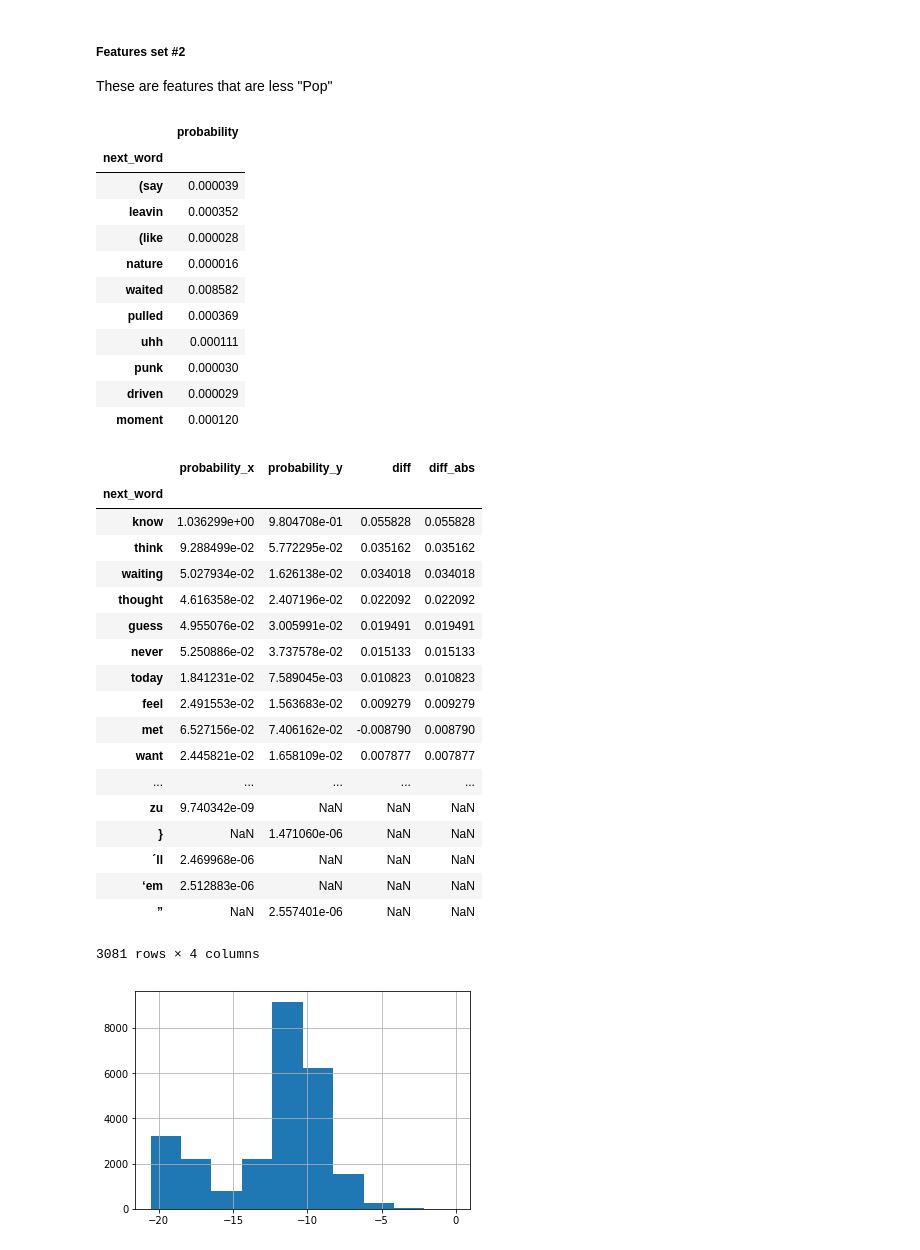
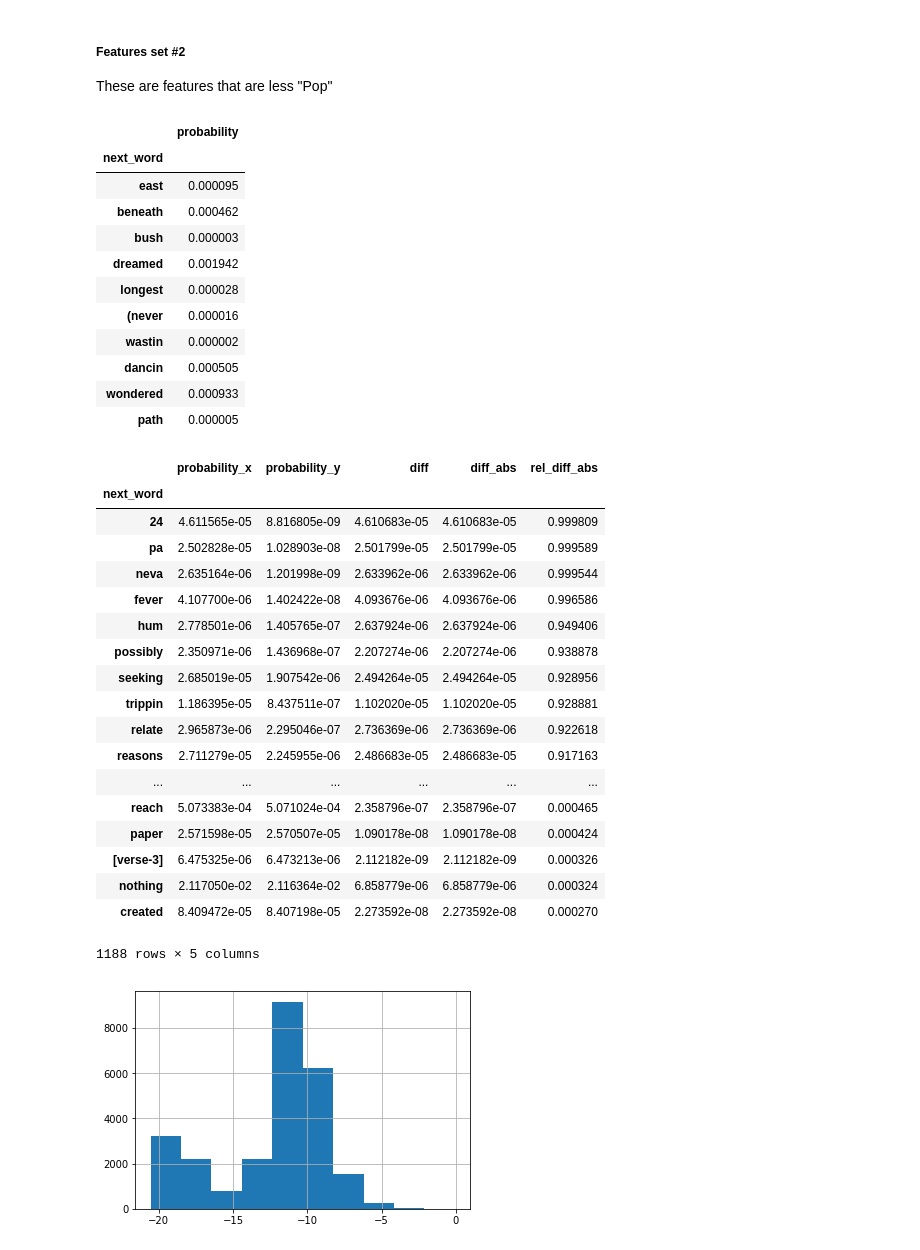
Before and after one commit to jrosenfeld13/capstone-deep-lyrics, a Jupyter notebook: notebooks/model-analysis.ipynb, the cells around one changed output. Saved outputs shown, nothing was run; the diff lists cells and outputs as text; code cells hidden in the pictures.

```diff
--- a/notebooks/model-analysis.ipynb
+++ b/notebooks/model-analysis.ipynb
@@ -876,11 +873,11 @@ yy = valid_audio[7650]
 # time = 1 (of 3)
 # tempo = 7 (of 9)
 zz1 = np.array([0.9, 0.9, 0.9, 0.9, 0.9,
-                1., 0., 0., 0., 0., 0., 0., 0., 0., 0., 0., 0.,
+                0., 1., 0., 0., 0., 0., 0., 0., 0., 0., 0., 0.,
                 0., 1.,
                 0.9, 0.9, 0.9,
                 0., 1., 0.,
-                0., 0., 0., 0., 0., 0., 0., 1., 0.
+                0., 0., 1., 0., 0., 0., 0., 0., 0.
                ])
 # 0.2 for all continuous features
 # key = 0 (of 12)
@@ -889,7 +886,7 @@ zz1 = np.array([0.9, 0.9, 0.9, 0.9, 0.9,
 # tempo = 2 (of 9)
 zz2 = np.array([0.2, 0.2, 0.2, 0.2, 0.2,
                 1., 0., 0., 0., 0., 0., 0., 0., 0., 0., 0., 0.,
-                1., 0.,
+                0., 1.,
                 0.9, 0.9, 0.9,
                 0., 1., 0.,
                 0., 0., 1., 0., 0., 0., 0., 0., 0.
@@ -971,41 +960,44 @@ zz2_words.sample(10)
 # %% [output]
 |  | probability |
 | next_word |  |
-| (say | 0.000039 |
-| leavin | 0.000352 |
-| (like | 0.000028 |
-| nature | 0.000016 |
-| waited | 0.008582 |
-| pulled | 0.000369 |
-| uhh | 0.000111 |
-| punk | 0.000030 |
-| driven | 0.000029 |
-| moment | 0.000120 |
+| east | 0.000095 |
+| beneath | 0.000462 |
+| bush | 0.000003 |
+| dreamed | 0.001942 |
+| longest | 0.000028 |
+| (never | 0.000016 |
+| wastin | 0.000002 |
+| dancin | 0.000505 |
+| wondered | 0.000933 |
+| path | 0.000005 |
 # %%
 df_combined = pd.merge(zz1_words, zz2_words, how='outer', left_index=True, right_index=True)
+# df_combined['rel_ratio_abs'] = (df_combined['probability_x'] / df_combined['probability_y'])
 df_combined['diff'] = df_combined['probability_x'] - df_combined['probability_y']
 df_combined['diff_abs'] = np.abs(df_combined['diff'])
-df_combined.sort_values(by='diff_abs', ascending=False)
+df_combined['rel_diff_abs'] = df_combined['diff_abs'] / df_combined['probability_x']
+df_combined.sort_values(by='rel_diff_abs', ascending=False)\
+    .loc[df_combined['diff'] > 0, :]
 # %% [output]
-|  | probability_x | probability_y | diff | diff_abs |
-| next_word |  |  |  |  |
-| know | 1.036299e+00 | 9.804708e-01 | 0.055828 | 0.055828 |
-| think | 9.288499e-02 | 5.772295e-02 | 0.035162 | 0.035162 |
-| waiting | 5.027934e-02 | 1.626138e-02 | 0.034018 | 0.034018 |
-| thought | 4.616358e-02 | 2.407196e-02 | 0.022092 | 0.022092 |
-| guess | 4.955076e-02 | 3.005991e-02 | 0.019491 | 0.019491 |
-| never | 5.250886e-02 | 3.737578e-02 | 0.015133 | 0.015133 |
-| today | 1.841231e-02 | 7.589045e-03 | 0.010823 | 0.010823 |
-| feel | 2.491553e-02 | 1.563683e-02 | 0.009279 | 0.009279 |
-| met | 6.527156e-02 | 7.406162e-02 | -0.008790 | 0.008790 |
-| want | 2.445821e-02 | 1.658109e-02 | 0.007877 | 0.007877 |
-| ... | ... | ... | ... | ... |
-| zu | 9.740342e-09 | NaN | NaN | NaN |
-| } | NaN | 1.471060e-06 | NaN | NaN |
-| ´ll | 2.469968e-06 | NaN | NaN | NaN |
-| ‘em | 2.512883e-06 | NaN | NaN | NaN |
-| ” | NaN | 2.557401e-06 | NaN | NaN |
+|  | probability_x | probability_y | diff | diff_abs | rel_diff_abs |
+| next_word |  |  |  |  |  |
+| 24 | 4.611565e-05 | 8.816805e-09 | 4.610683e-05 | 4.610683e-05 | 0.999809 |
+| pa | 2.502828e-05 | 1.028903e-08 | 2.501799e-05 | 2.501799e-05 | 0.999589 |
+| neva | 2.635164e-06 | 1.201998e-09 | 2.633962e-06 | 2.633962e-06 | 0.999544 |
+| fever | 4.107700e-06 | 1.402422e-08 | 4.093676e-06 | 4.093676e-06 | 0.996586 |
+| hum | 2.778501e-06 | 1.405765e-07 | 2.637924e-06 | 2.637924e-06 | 0.949406 |
+| possibly | 2.350971e-06 | 1.436968e-07 | 2.207274e-06 | 2.207274e-06 | 0.938878 |
+| seeking | 2.685019e-05 | 1.907542e-06 | 2.494264e-05 | 2.494264e-05 | 0.928956 |
+| trippin | 1.186395e-05 | 8.437511e-07 | 1.102020e-05 | 1.102020e-05 | 0.928881 |
+| relate | 2.965873e-06 | 2.295046e-07 | 2.736369e-06 | 2.736369e-06 | 0.922618 |
+| reasons | 2.711279e-05 | 2.245955e-06 | 2.486683e-05 | 2.486683e-05 | 0.917163 |
+| ... | ... | ... | ... | ... | ... |
+| reach | 5.073383e-04 | 5.071024e-04 | 2.358796e-07 | 2.358796e-07 | 0.000465 |
+| paper | 2.571598e-05 | 2.570507e-05 | 1.090178e-08 | 1.090178e-08 | 0.000424 |
+| [verse-3] | 6.475325e-06 | 6.473213e-06 | 2.112182e-09 | 2.112182e-09 | 0.000326 |
+| nothing | 2.117050e-02 | 2.116364e-02 | 6.858779e-06 | 6.858779e-06 | 0.000324 |
+| created | 8.409472e-05 | 8.407198e-05 | 2.273592e-08 | 2.273592e-08 | 0.000270 |
-3081 rows × 4 columns
+1188 rows × 5 columns
 # %%
 np.log(df['probability']).hist()
 plt.show()
```
Also changed, not shown: parts of 6 cells of this notebook.
